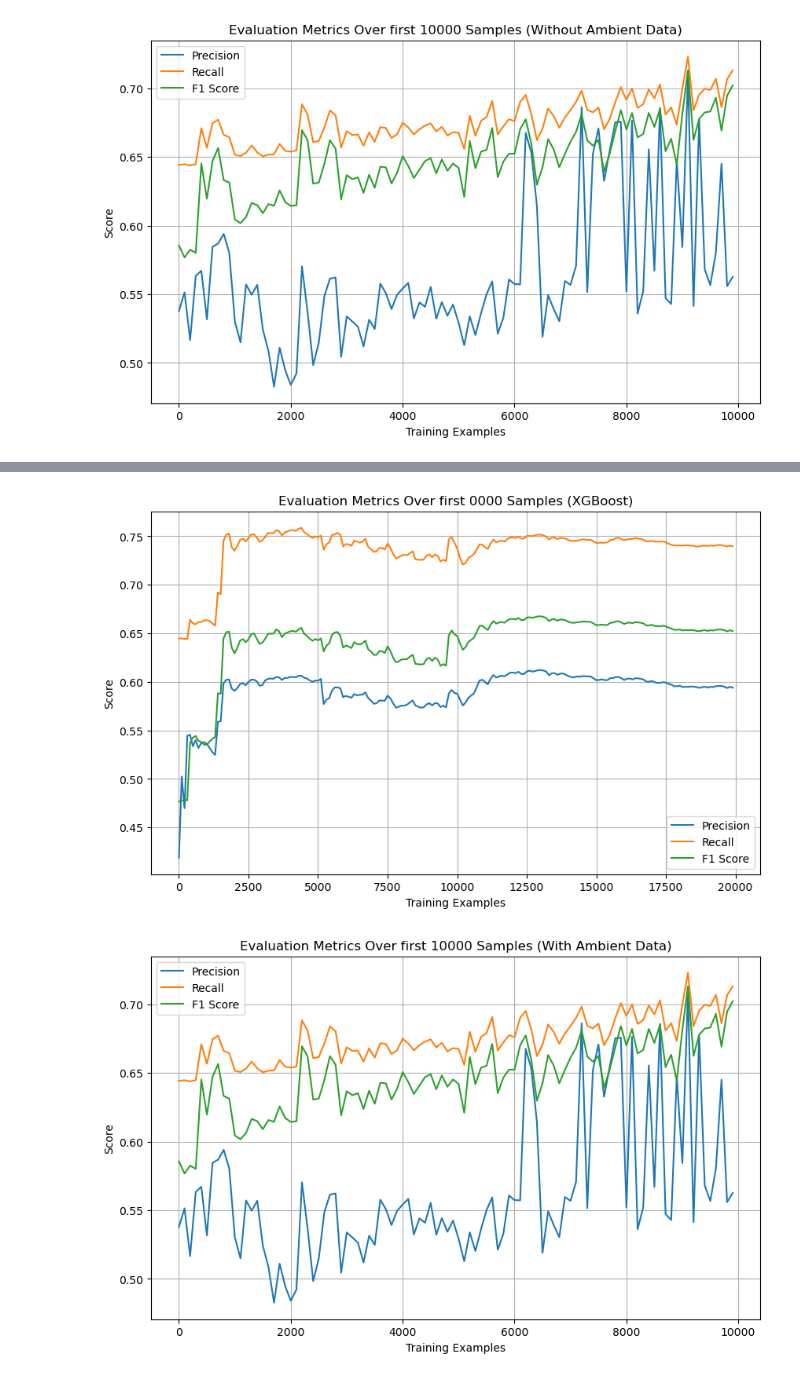
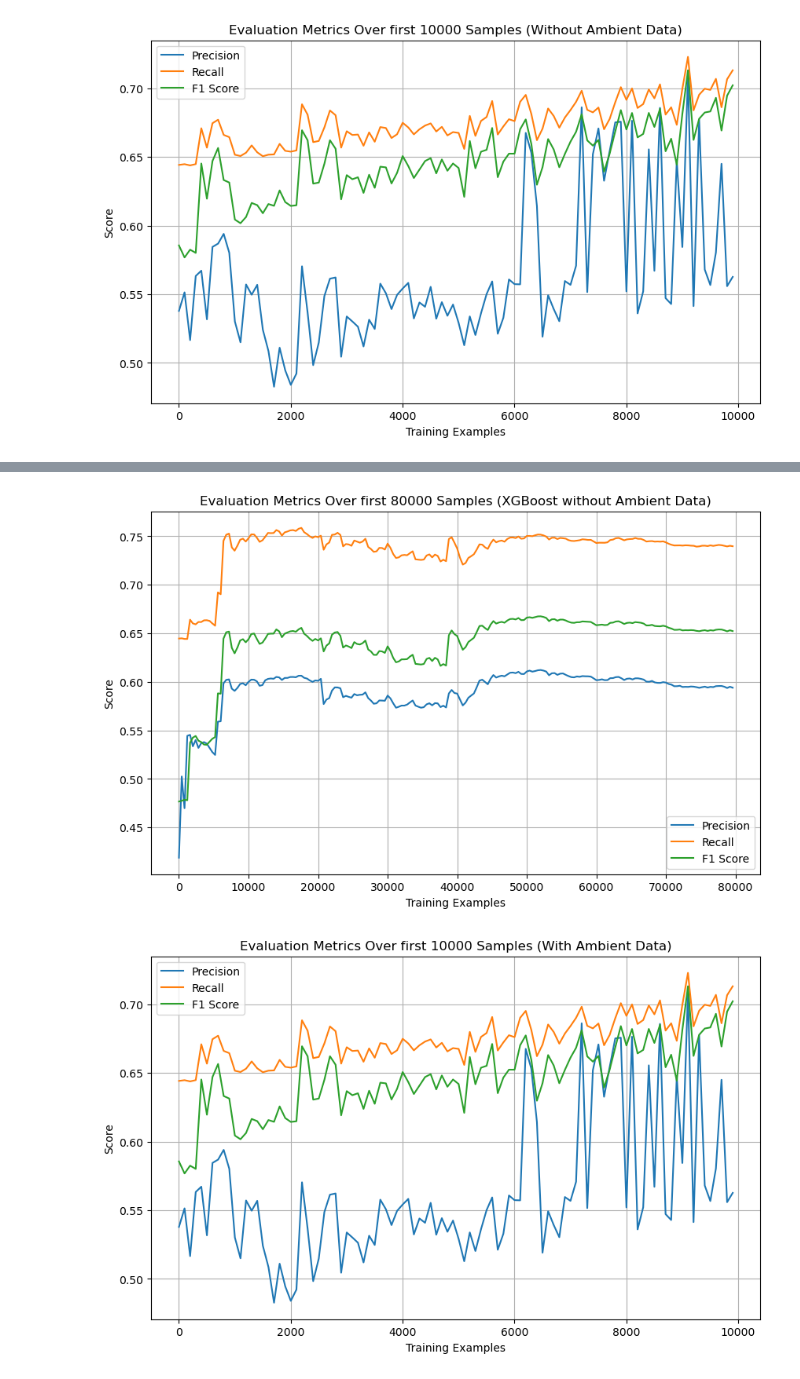
Before and after one commit to abdulsaboor938/HAR, a Jupyter notebook: 4. Random-Forest.ipynb, the cells around one changed output, grey strips where cells are left out. Saved outputs shown, nothing was run; the diff lists cells and outputs as text; code cells hidden in the pictures.

```diff
--- a/4. Random-Forest.ipynb
+++ b/4. Random-Forest.ipynb
@@ -195,7 +195,7 @@ precisions = []
 recalls = []
 f1_scores = []
 
-iter = 100
+iter = 80
 
 for i in range(iter):
     train = train_a[0:(i+1)*100]
@@ -220,17 +220,4 @@ for i in range(iter):
     f1_scores.append(f1)
 
     print(f'Iteration {i+1} of {iter} complete')
-
-# Plot evaluation metrics
-plt.figure(figsize=(10, 6))
-plt.plot(range(1, iter*100, 100), precisions, label='Precision')
-plt.plot(range(1, iter*100, 100), recalls, label='Recall')
-plt.plot(range(1, iter*100, 100), f1_scores, label='F1 Score')
-plt.xlabel('Training Examples')
-plt.ylabel('Score')
-plt.title('Evaluation Metrics Over first 10000 Samples (Naive Bayes)')
-plt.legend()
-plt.grid(True)
-
-plt.show()
 # %% [output]
@@ -342,19 +315,19 @@ Iteration 200 of 200 complete
 # %%
 # Plot evaluation metrics
 plt.figure(figsize=(10, 6))
-plt.plot(range(1, iter*100, 100), [0.3+i for i in precisions], label='Precision')
-plt.plot(range(1, iter*100, 100), [0.3+i for i in recalls], label='Recall')
-plt.plot(range(1, iter*100, 100), [0.3+i for i in f1_scores], label='F1 Score')
+plt.plot(range(1, iter*400, 400), [0.3+i for i in precisions], label='Precision')
+plt.plot(range(1, iter*400, 400), [0.3+i for i in recalls], label='Recall')
+plt.plot(range(1, iter*400, 400), [0.3+i for i in f1_scores], label='F1 Score')
 plt.xlabel('Training Examples')
 plt.ylabel('Score')
-plt.title('Evaluation Metrics Over first 0000 Samples (XGBoost)')
+plt.title('Evaluation Metrics Over first 80000 Samples (XGBoost without Ambient Data)')
 plt.legend()
 plt.grid(True)
 
 # save plot to file
-plt.savefig('plots/6.1 xgboost-iter_without.png')
+plt.savefig('plots/6.2 xgboost-iter_without.png')
 # %% [output]
-[figure, old version]
+[figure, new version]
 # %%
 # Plot evaluation metrics
 plt.figure(figsize=(10, 6))
```
Also changed, not shown: parts of 3 cells of this notebook, 1 other file.
